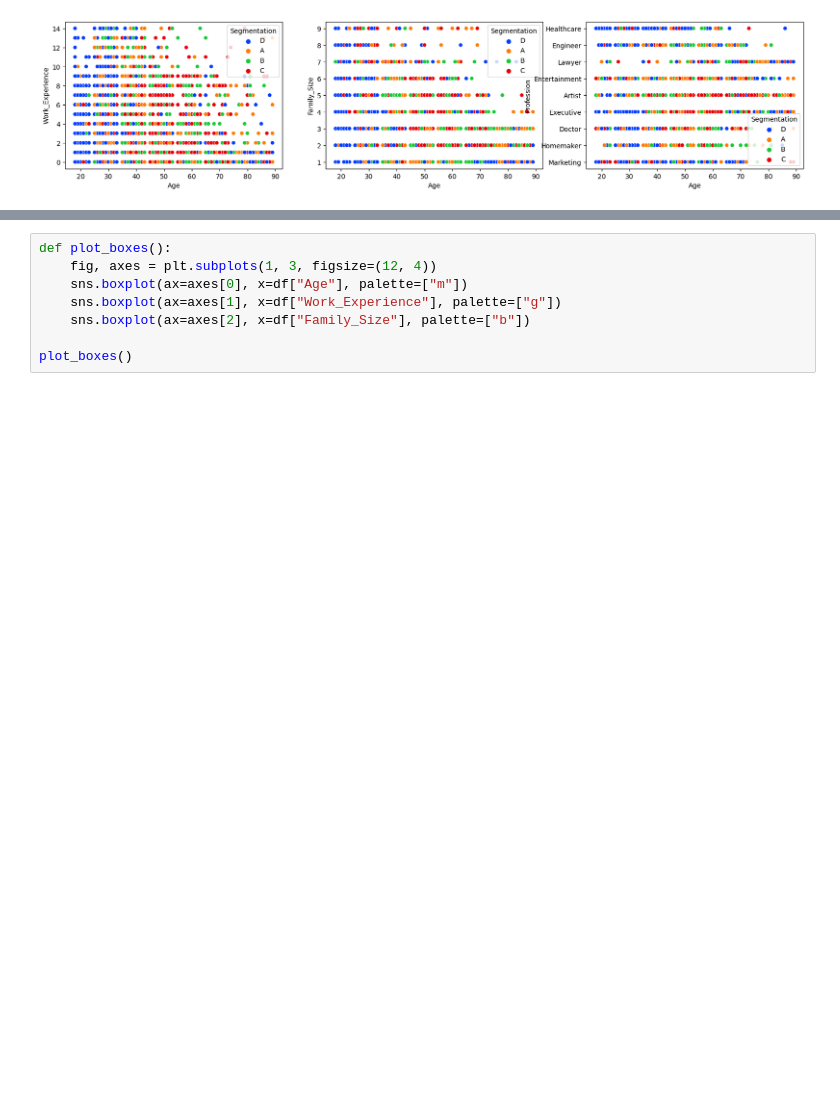
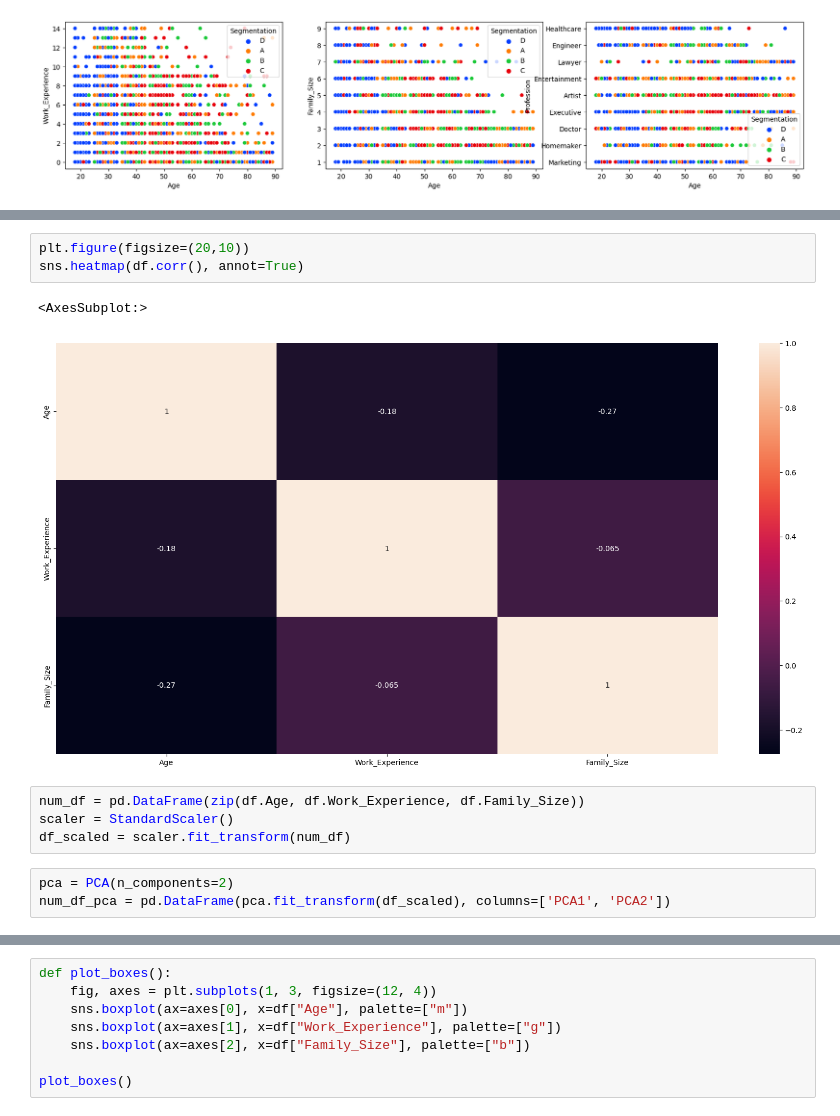
Before and after one commit to JanZmrzly/knn-classification, a Jupyter notebook: knn.ipynb, the cells around one changed output, grey strips where cells are left out. Cells and saved outputs as stored; diff of their text form; blank space fills up the shorter version.

```diff
--- a/knn.ipynb
+++ b/knn.ipynb
@@ -37,0 +45,13 @@ plot_data()
+# %%
+plt.figure(figsize=(20,10))
+sns.heatmap(df.corr(), annot=True)
+# %% [output]
+<AxesSubplot:>
+[figure, added]
+# %%
+num_df = pd.DataFrame(zip(df.Age, df.Work_Experience, df.Family_Size))
+scaler = StandardScaler()
+df_scaled = scaler.fit_transform(num_df)
+# %%
+pca = PCA(n_components=2)
+num_df_pca = pd.DataFrame(pca.fit_transform(df_scaled), columns=['PCA1', 'PCA2'])
```
Also changed, not shown: parts of 7 cells of this notebook.
